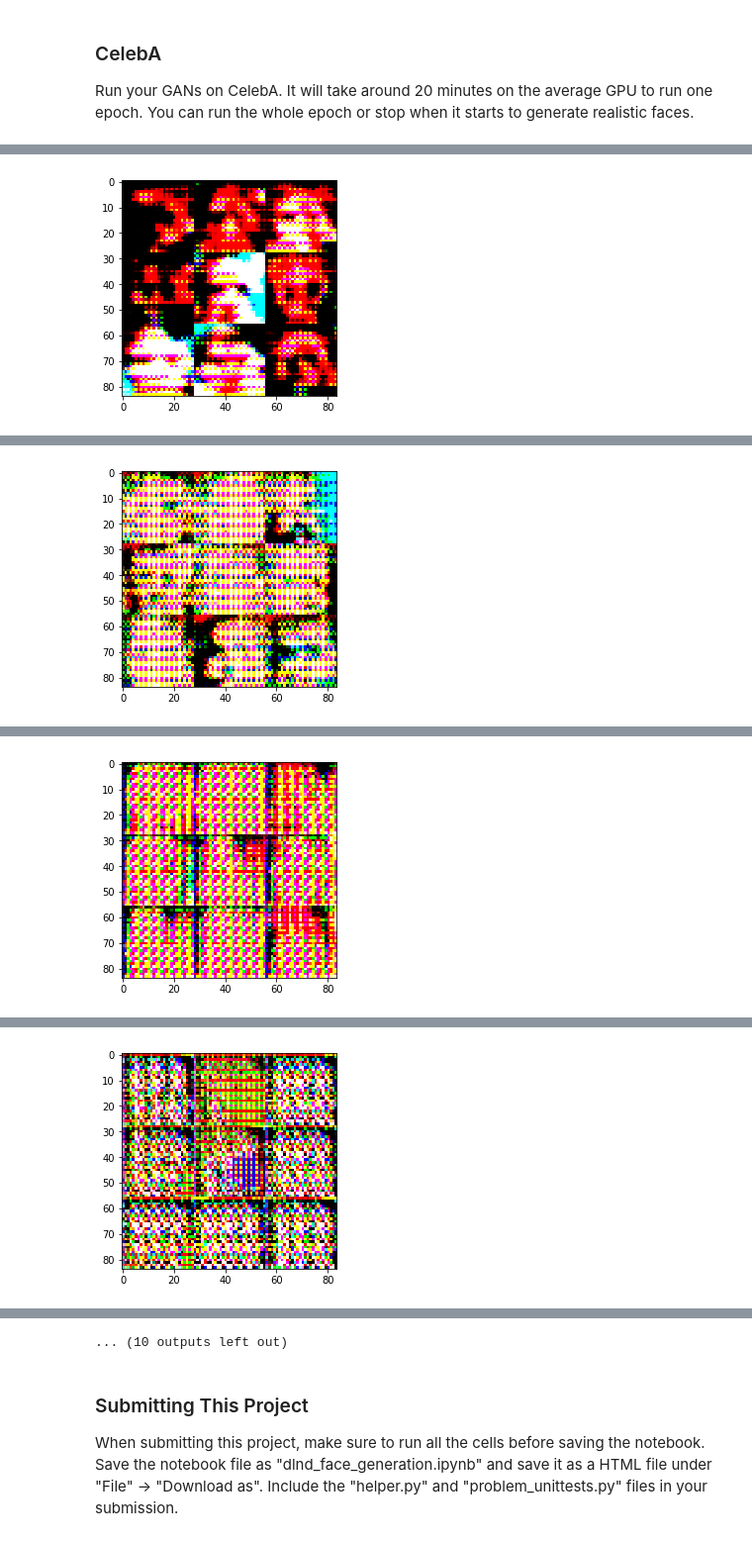
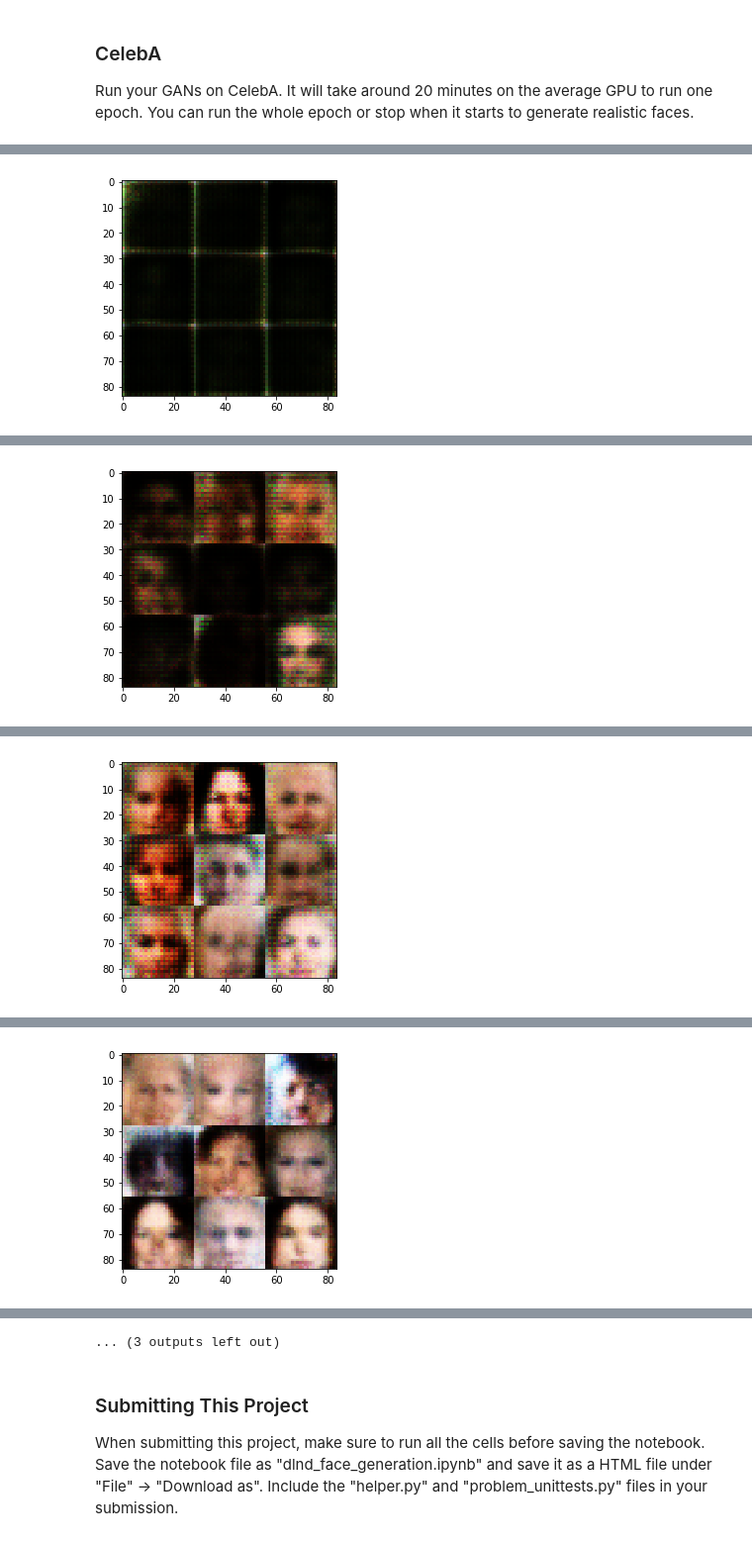
Before and after one commit to arunansu/Udacity, a Jupyter notebook: DeepLearning/face_generation/dlnd_face_generation.ipynb, the cells around one changed output, grey strips where cells are left out. Shown at 99% size. Saved outputs shown, nothing was run; the diff lists cells and outputs as text; code cells hidden in the pictures.

Commit message:
FIX: updated hyperparameters for better learning

```diff
--- a/DeepLearning/face_generation/dlnd_face_generation.ipynb
+++ b/DeepLearning/face_generation/dlnd_face_generation.ipynb
@@ -385,7 +385,7 @@ def train(epoch_count, batch_size, z_dim, learning_rate, beta1, get_batches, dat
                 if steps % 100 == 0:
                     show_generator_output(sess, 10, input_z, depth, data_image_mode)
 
-        saver.save(sess, './checkpoints/generator.ckpt')
+        #saver.save(sess, './checkpoints/generator.ckpt')
     return losses
 # %% [markdown]
 ### MNIST
@@ -478,9 +461,9 @@ ValueError: Parent directory of ./checkpoints/generator.ckpt doesn't exist, can'
 ### CelebA
 Run your GANs on CelebA.  It will take around 20 minutes on the average GPU to run one epoch.  You can run the whole epoch or stop when it starts to generate realistic faces.
 # %%
-batch_size = 200
-z_dim = 500
-learning_rate = 0.0046
+batch_size = 256
+z_dim = 100
+learning_rate = 0.0002
 beta1 = 0.3
 
 
@@ -507 +490 @@ Epoch 1/1... Discriminator Loss: 1.0947... Generator Loss: 1.4098
-[figure, old version]
+[figure, new version]
@@ -518 +501 @@ Epoch 1/1... Discriminator Loss: 0.4539... Generator Loss: 4.1888
-[figure, old version]
+[figure, new version]
@@ -529 +512 @@ Epoch 1/1... Discriminator Loss: 0.3395... Generator Loss: 4.7638
-[figure, old version]
+[figure, new version]
@@ -540 +523 @@ Epoch 1/1... Discriminator Loss: 0.3299... Generator Loss: 6.0313
-[figure, old version]
+[figure, new version]
@@ -563,4 +546,4 @@ Epoch 1/1... Discriminator Loss: 1.5623... Generator Loss: 1.6898
-... (10 outputs left out)
+... (3 outputs left out)
 # %% [markdown]
 ### Submitting This Project
 When submitting this project, make sure to run all the cells before saving the notebook. Save the notebook file as "dlnd_face_generation.ipynb" and save it as a HTML file under "File" -> "Download as". Include the "helper.py" and "problem_unittests.py" files in your submission.
```
Also changed, not shown: parts of 2 cells of this notebook, 2 other files.
